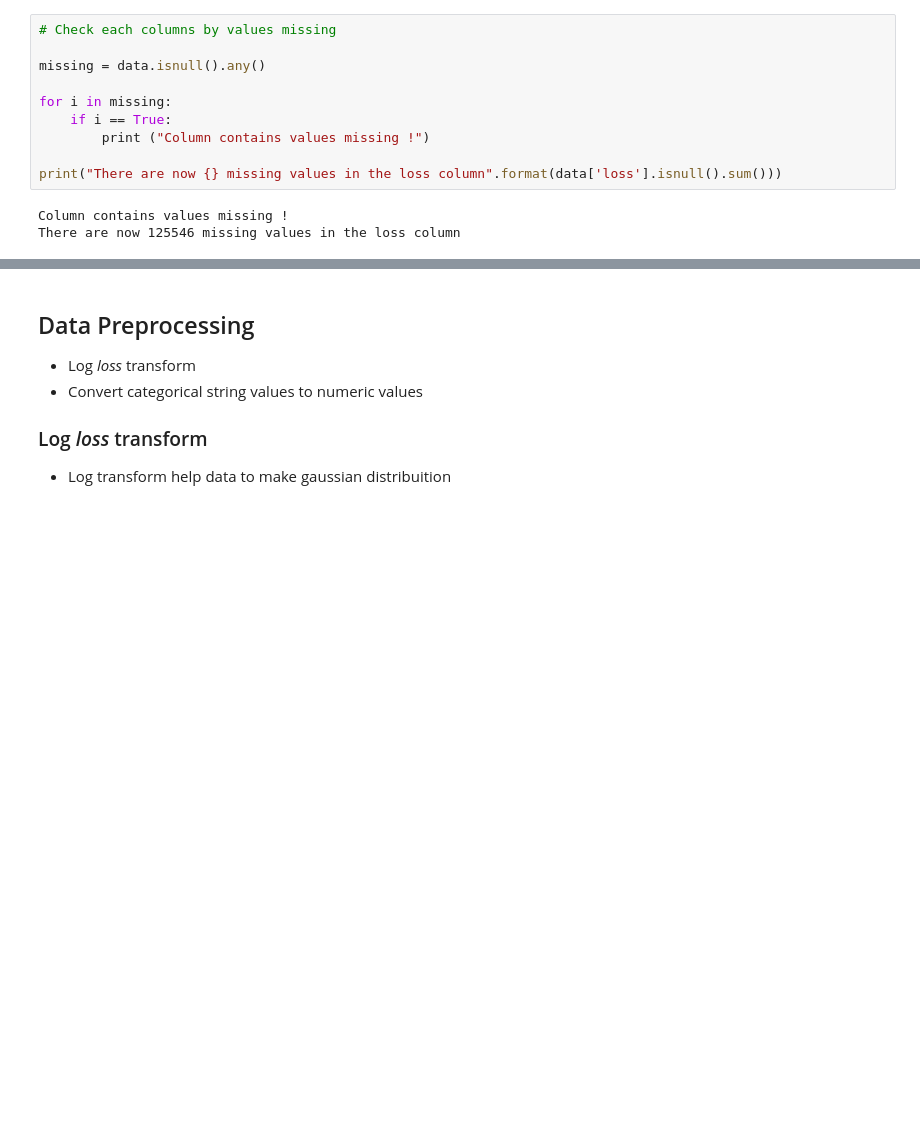
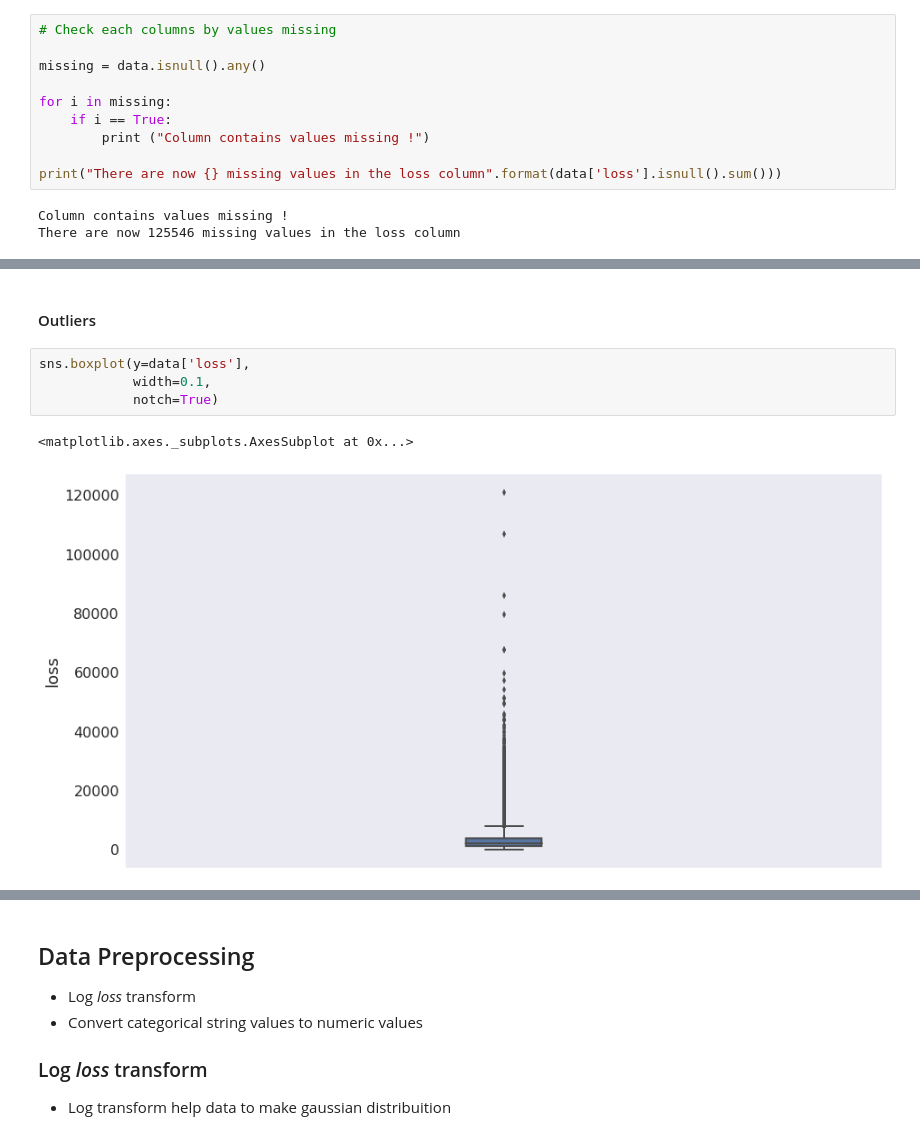
Before and after one commit to brunocampos01/allstate-claims-severity, a Jupyter notebook: notebooks/allstate_corporation-casptone_nanodegreed.ipynb, the cells around one changed output, grey strips where cells are left out. Drawn from its saved outputs; the diff is of its cells as text; blank space fills up the shorter version.

```diff
--- a/notebooks/allstate-corporation.ipynb
+++ b/notebooks/allstate_corporation-casptone_nanodegreed.ipynb
@@ -308,0 +365,9 @@ max       326.000000
+# %% [markdown]
+#### Outliers
+# %%
+sns.boxplot(y=data['loss'],
+            width=0.1,
+            notch=True)
+# %% [output]
+<matplotlib.axes._subplots.AxesSubplot at 0x...>
+[figure, added]
```
Also changed, not shown: parts of 41 cells of this notebook, 9 other files.
